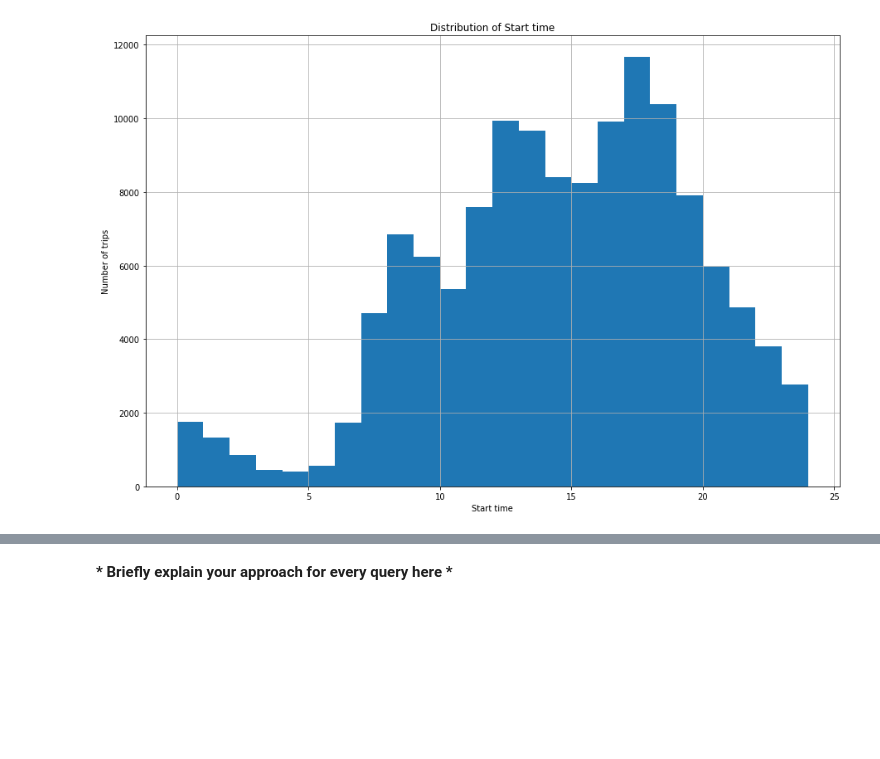
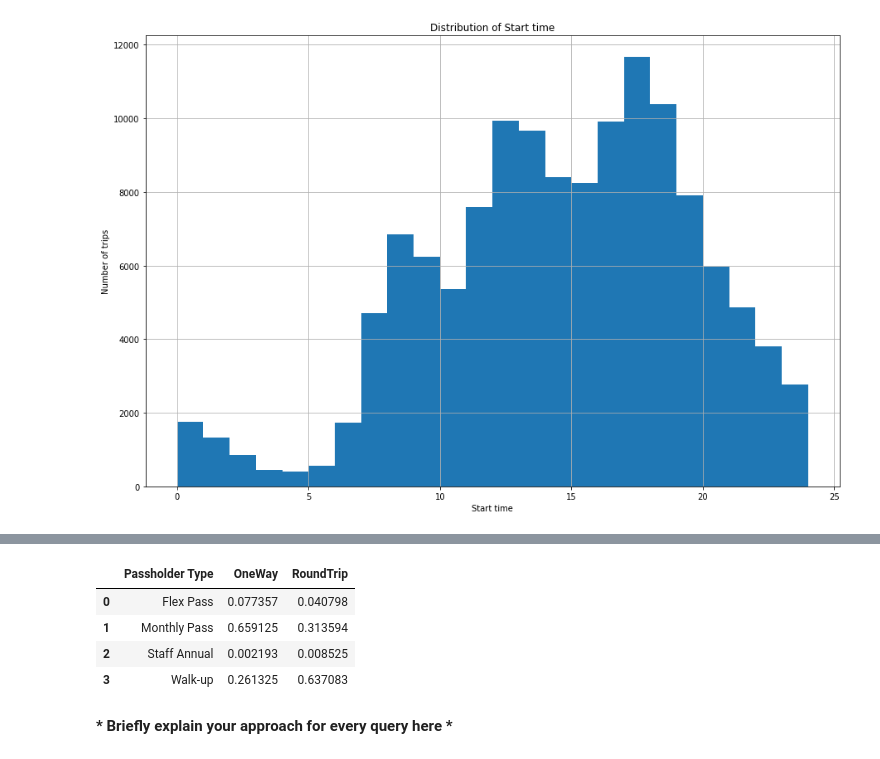
Before and after one commit to emmwel/ADAeda, a Jupyter notebook: Anna/Exercise 1.ipynb, the cells around one changed output, grey strips where cells are left out. Saved outputs shown, nothing was run; the diff lists cells and outputs as text; code cells hidden in the pictures; blank space fills up the shorter version.

```diff
--- a/Anna/Exercise 1.ipynb
+++ b/Anna/Exercise 1.ipynb
@@ -599,0 +612,12 @@ For RoundTrips the walk-up users are the most common Passholder Type. This could
+# %%
+interval1 = bikes[trip_starting_hours <=14]
+interval2 = bikes[trip_starting_hours > 14]
+
+test = trips_and_placeholder_type(interval1).reset_index()
+test
+# %% [output]
+|  | Passholder Type | OneWay | RoundTrip |
+| 0 | Flex Pass | 0.077357 | 0.040798 |
+| 1 | Monthly Pass | 0.659125 | 0.313594 |
+| 2 | Staff Annual | 0.002193 | 0.008525 |
+| 3 | Walk-up | 0.261325 | 0.637083 |
```
Also changed, not shown: parts of 11 cells of this notebook.
